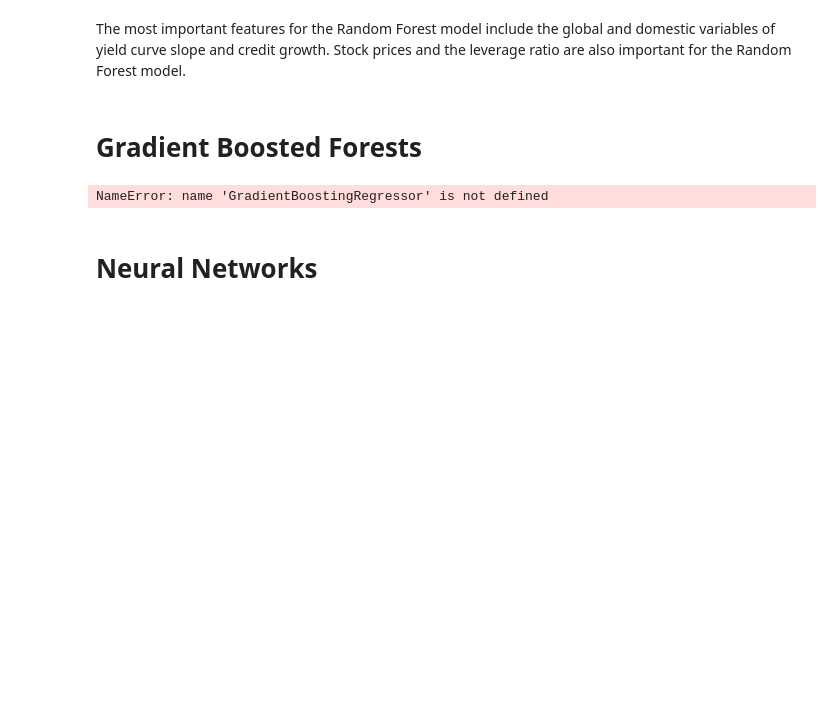
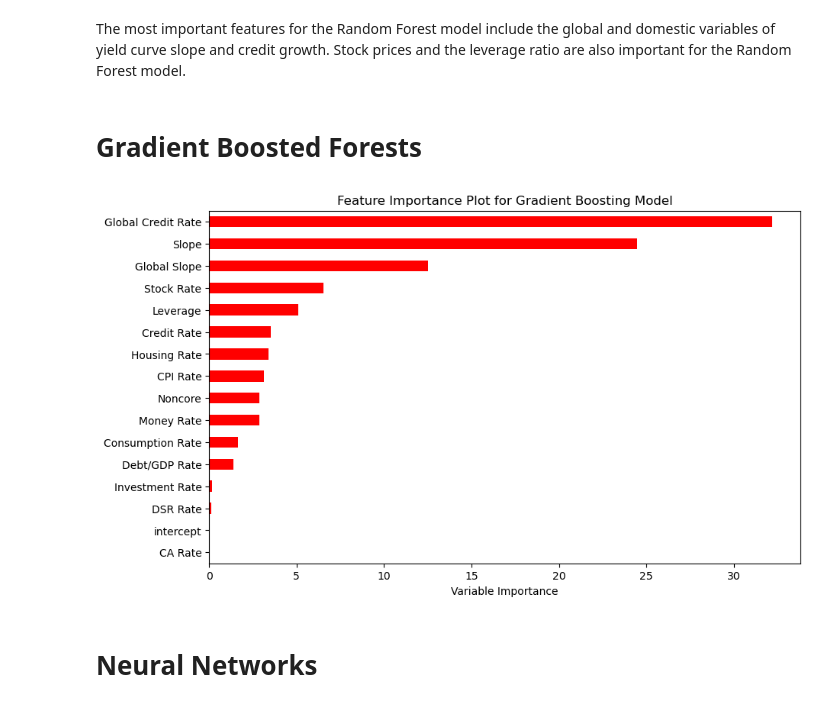
Before and after one commit to stenberg13/financial_crisis_prediction, a Jupyter notebook: Big_Data_Project_4_24.ipynb, the cells around one changed output. Saved outputs shown, nothing was run; the diff lists cells and outputs as text; code cells hidden in the pictures; blank space fills up the shorter version.

```diff
--- a/Big_Data_Project_4_24.ipynb
+++ b/Big_Data_Project_4_24.ipynb
@@ -457,29 +473,29 @@ The most important features for the Random Forest model include the global and d
 # %% [markdown]
 # Gradient Boosted Forests
 # %%
-gbm = GradientBoostingRegressor()
+gbm = GradientBoostingClassifier()
 
 param_grid = {
     'n_estimators': [100, 150, 200, 250],
     'max_depth': [3, 4, 5],
     'learning_rate': [0.01, 0.05, 0.1, 0.2]
 }
 
 grid_search = GridSearchCV(estimator=gbm, param_grid=param_grid, cv=5)
 grid_search.fit(X_standardized, y)
 
 best_n_estimators = grid_search.best_params_['n_estimators']
 best_max_depth = grid_search.best_params_['max_depth']
 best_learning_rate = grid_search.best_params_['learning_rate']
 
-gbm_best = GradientBoostingRegressor(n_estimators=best_n_estimators, max_depth=best_max_depth, learning_rate=best_learning_rate)
+gbm_best = GradientBoostingClassifier(n_estimators=best_n_estimators, max_depth=best_max_depth, learning_rate=best_learning_rate)
 gbm_best.fit(X_standardized, y)
 
 importance = pd.DataFrame({'Importance': gbm_best.feature_importances_ * 100}, index=X_standardized.columns)
 importance.sort_values('Importance', axis=0, ascending=True).plot(kind='barh', color='r', figsize=(10, 6))
 plt.xlabel('Variable Importance')
 plt.title('Feature Importance Plot for Gradient Boosting Model')
 plt.gca().legend_ = None
 plt.show()
 # %% [output]
-NameError: name 'GradientBoostingRegressor' is not defined
+[figure, added]
```
Also changed, not shown: parts of 26 cells of this notebook.
